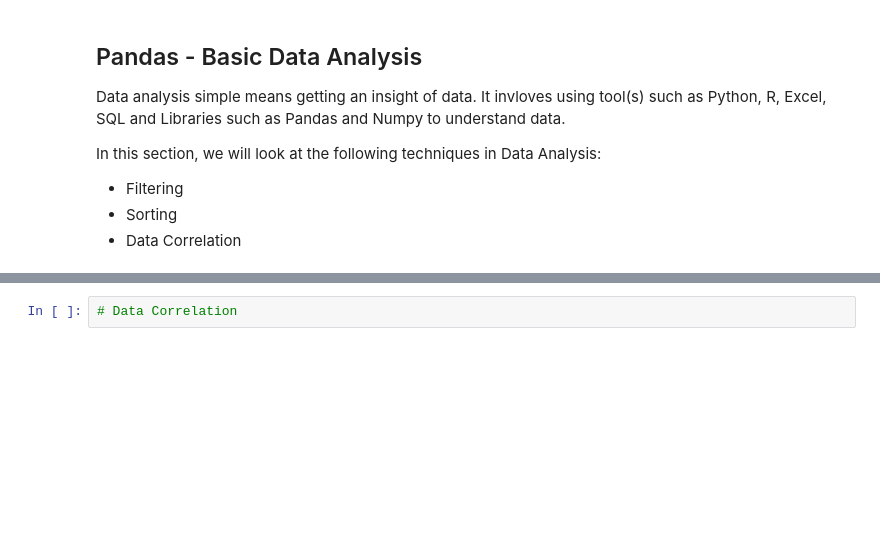
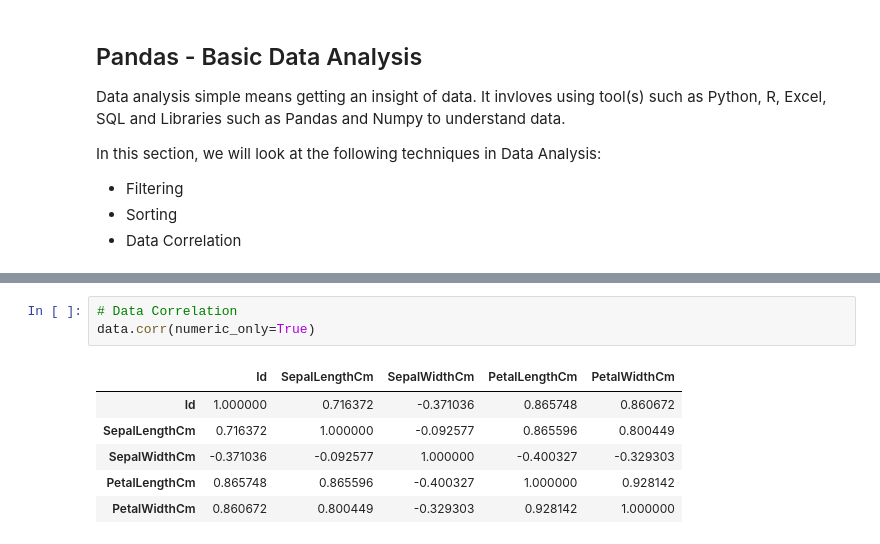
Before and after one commit to about40kills/Pandas, a Jupyter notebook: Tut.ipynb, the cells around one changed output, grey strips where cells are left out. Saved outputs shown, nothing was run; the diff lists cells and outputs as text; blank space fills up the shorter version.

```diff
--- a/Tut.ipynb
+++ b/Tut.ipynb
@@ -602,2 +636,10 @@ data
 # %%
 # Data Correlation
+data.corr(numeric_only=True)
+# %% [output]
+|  | Id | SepalLengthCm | SepalWidthCm | PetalLengthCm | PetalWidthCm |
+| Id | 1.000000 | 0.716372 | -0.371036 | 0.865748 | 0.860672 |
+| SepalLengthCm | 0.716372 | 1.000000 | -0.092577 | 0.865596 | 0.800449 |
+| SepalWidthCm | -0.371036 | -0.092577 | 1.000000 | -0.400327 | -0.329303 |
+| PetalLengthCm | 0.865748 | 0.865596 | -0.400327 | 1.000000 | 0.928142 |
+| PetalWidthCm | 0.860672 | 0.800449 | -0.329303 | 0.928142 | 1.000000 |
```
Also changed, not shown: parts of 6 cells of this notebook.
